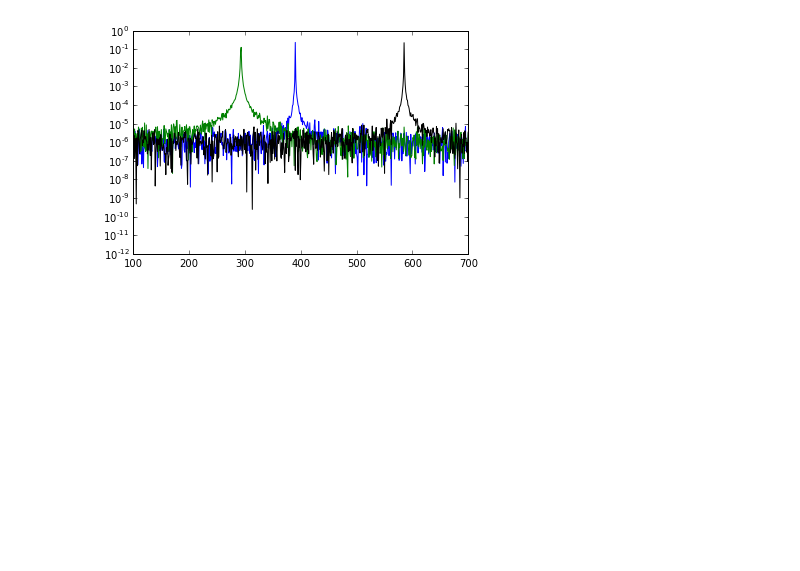
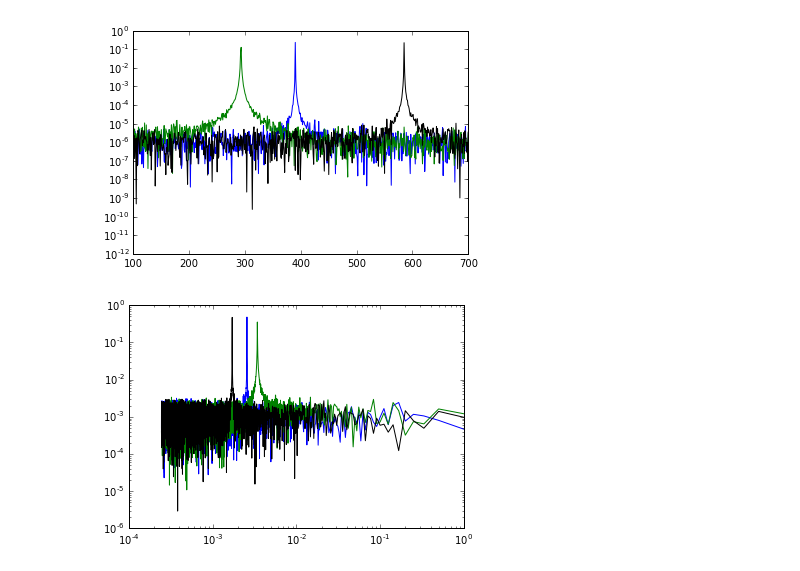
Before and after one commit to mareuter/notebooks, a Jupyter notebook: LSST/SOCS/UnscheduledDowntime.ipynb, the cells around one changed output. Cells and saved outputs as stored; diff of their text form; code cells hidden in the pictures; blank space fills up the shorter version.

```diff
--- a/LSST/SOCS/UnscheduledDowntime.ipynb
+++ b/LSST/SOCS/UnscheduledDowntime.ipynb
@@ -134,3 +137,12 @@ plt.xlim(100, 700)
 plt.yscale('log')
 # %% [output]
 [figure]
+# %%
+plt.plot(1/f1[1:], abs(Y1[1:]))
+plt.plot(1/f2[1:], abs(Y2[1:]), 'g')
+plt.plot(1/f3[1:], abs(Y3[1:]), 'k')
+#plt.xlim(100, 700)
+plt.yscale('log')
+plt.xscale('log')
+# %% [output]
+[figure, added]
```
Also changed, not shown: parts of 3 cells of this notebook.
